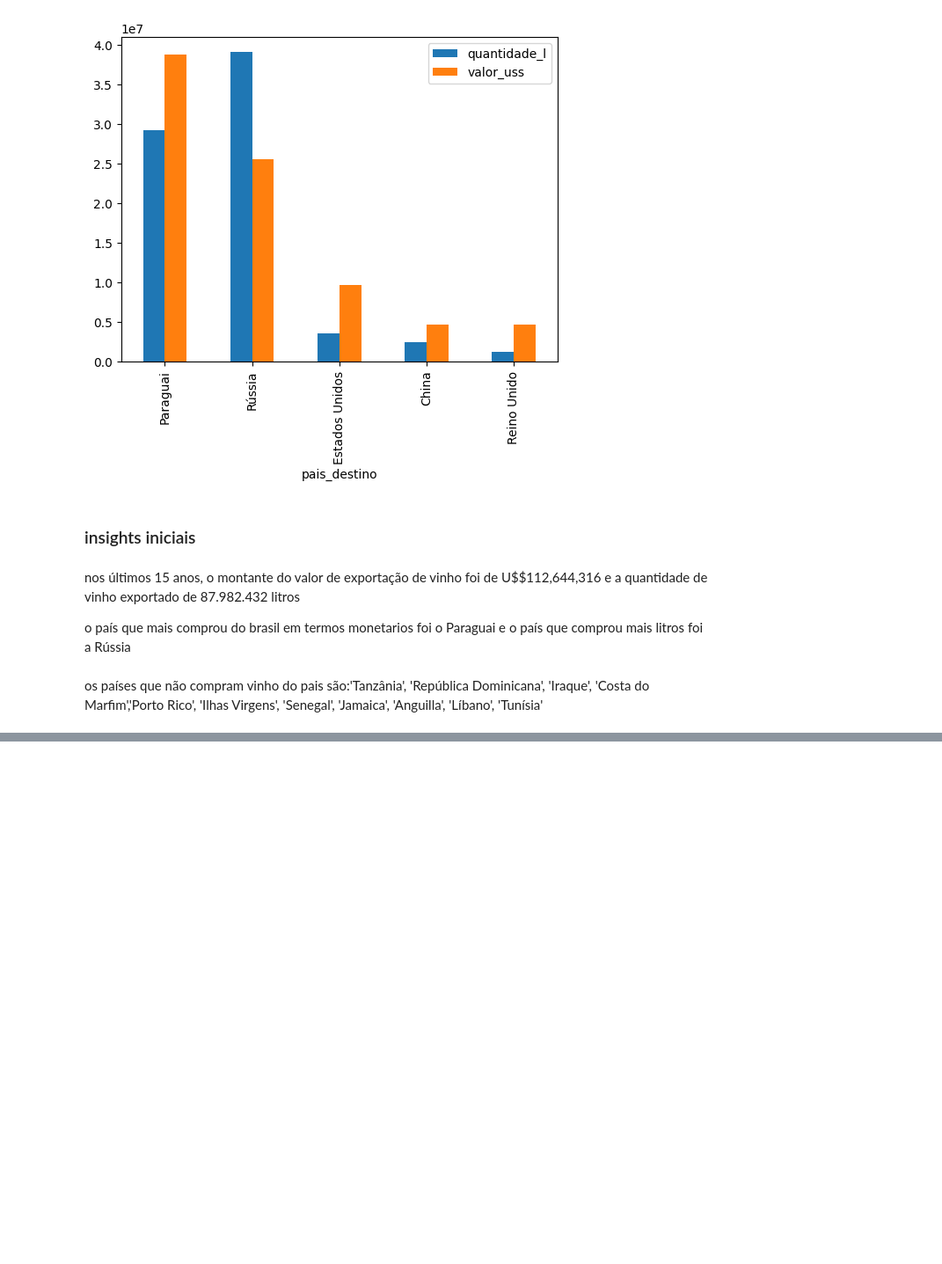
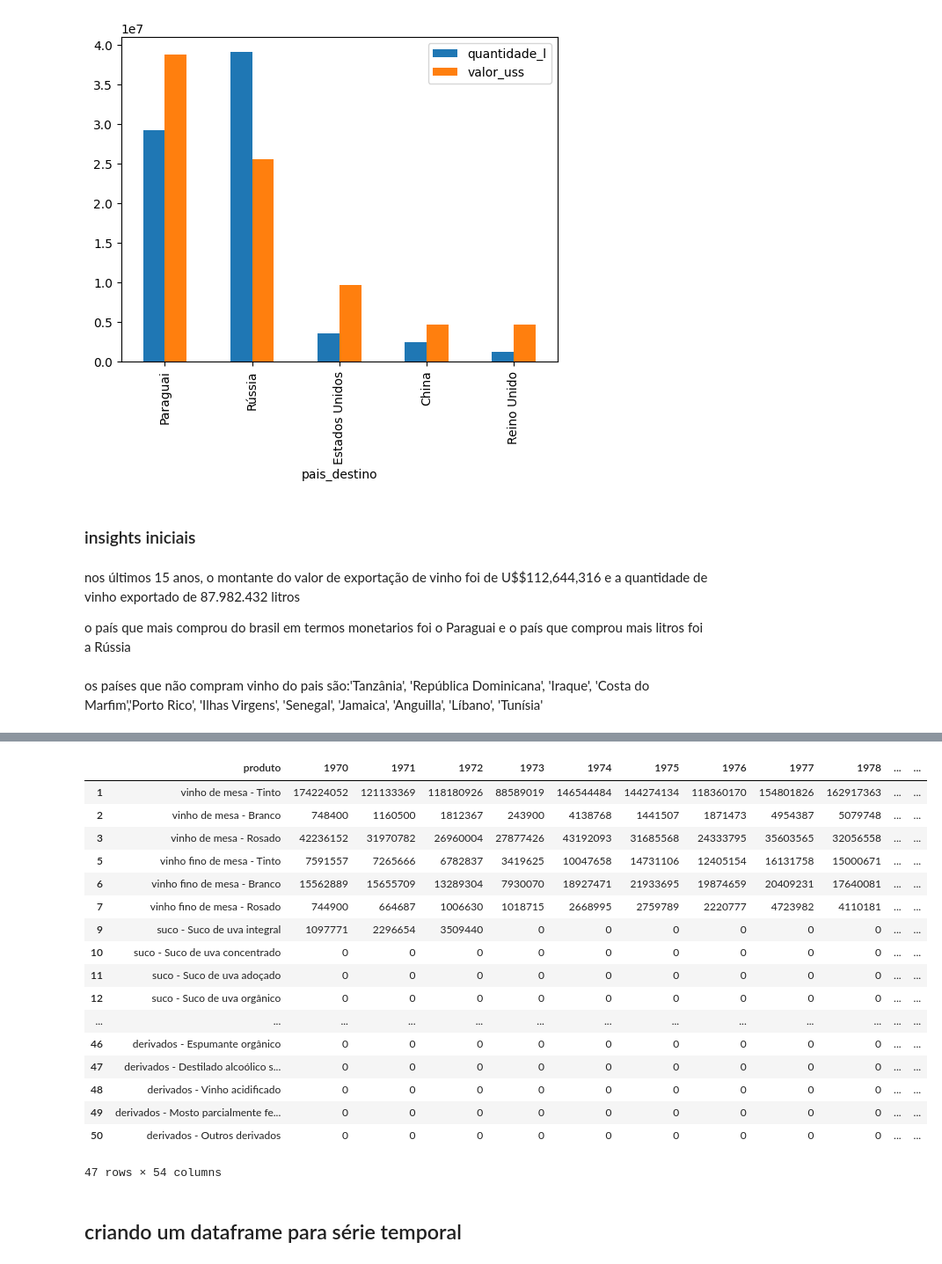
Before and after one commit to arianesannt/notebooks, a Jupyter notebook: atividadeFIAP.ipynb, the cells around one changed output, grey strips where cells are left out. Shown: that part at 88% size. Saved outputs shown, nothing was run; the diff lists cells and outputs as text; code cells hidden in the pictures; blank space fills up the shorter version.

Commit message:
Inserindo a dataset ProducaoVinho.csv

```diff
--- a/atividadeFIAP.ipynb
+++ b/atividadeFIAP.ipynb
@@ -409,0 +414,3 @@ os países que não compram vinho do pais são:'Tanzânia', 'República Dominica
+# %%
+producao = pd.read_csv('https://github.com/arianesannt/dados/raw/main/ProducaoVinho.csv', sep=';')
+producao.head(2)
@@ -409,0 +424,3 @@ os países que não compram vinho do pais são:'Tanzânia', 'República Dominica
+# %%
+producao = producao.drop('id', axis=1)
+producao.head(2)
@@ -409,0 +432,35 @@ os países que não compram vinho do pais são:'Tanzânia', 'República Dominica
+# %%
+# a ideia foi colocar o rotulo do total nos produtos para diferenciar principalmente vinho de mesa e vinho fino de mesa
+
+for i in producao.index:
+  if i < 4:
+    producao.at[i, 'produto'] = 'vinho de mesa - ' + producao.at[i, 'produto']
+  elif 8 > i >= 4:
+    producao.at[i, 'produto'] = 'vinho fino de mesa - ' + producao.at[i, 'produto']
+  elif 14 > i >= 8:
+    producao.at[i, 'produto'] = 'suco - ' + producao.at[i, 'produto']
+  else:
+    producao.at[i, 'produto'] = 'derivados - ' + producao.at[i, 'produto']
+# %%
+# retirando as colunas de total
+producao = producao.drop([0, 4, 8, 14])
+producao
+# %% [output]
+|  | produto | 1970 | 1971 | 1972 | 1973 | 1974 | 1975 | 1976 | 1977 | 1978 | ... | ... |
+| 1 | vinho de mesa - Tinto | 174224052 | 121133369 | 118180926 | 88589019 | 146544484 | 144274134 | 118360170 | 154801826 | 162917363 | ... | ... |
+| 2 | vinho de mesa - Branco | 748400 | 1160500 | 1812367 | 243900 | 4138768 | 1441507 | 1871473 | 4954387 | 5079748 | ... | ... |
+| 3 | vinho de mesa - Rosado | 42236152 | 31970782 | 26960004 | 27877426 | 43192093 | 31685568 | 24333795 | 35603565 | 32056558 | ... | ... |
+| 5 | vinho fino de mesa - Tinto | 7591557 | 7265666 | 6782837 | 3419625 | 10047658 | 14731106 | 12405154 | 16131758 | 15000671 | ... | ... |
+| 6 | vinho fino de mesa - Branco | 15562889 | 15655709 | 13289304 | 7930070 | 18927471 | 21933695 | 19874659 | 20409231 | 17640081 | ... | ... |
+| 7 | vinho fino de mesa - Rosado | 744900 | 664687 | 1006630 | 1018715 | 2668995 | 2759789 | 2220777 | 4723982 | 4110181 | ... | ... |
+| 9 | suco - Suco de uva integral | 1097771 | 2296654 | 3509440 | 0 | 0 | 0 | 0 | 0 | 0 | ... | ... |
+| 10 | suco - Suco de uva concentrado | 0 | 0 | 0 | 0 | 0 | 0 | 0 | 0 | 0 | ... | ... |
+| 11 | suco - Suco de uva adoçado | 0 | 0 | 0 | 0 | 0 | 0 | 0 | 0 | 0 | ... | ... |
+| 12 | suco - Suco de uva orgânico | 0 | 0 | 0 | 0 | 0 | 0 | 0 | 0 | 0 | ... | ... |
+| ... | ... | ... | ... | ... | ... | ... | ... | ... | ... | ... | ... | ... |
+| 46 | derivados - Espumante orgânico | 0 | 0 | 0 | 0 | 0 | 0 | 0 | 0 | 0 | ... | ... |
+| 47 | derivados - Destilado alcoólico s... | 0 | 0 | 0 | 0 | 0 | 0 | 0 | 0 | 0 | ... | ... |
+| 48 | derivados - Vinho acidificado | 0 | 0 | 0 | 0 | 0 | 0 | 0 | 0 | 0 | ... | ... |
+| 49 | derivados - Mosto parcialmente fe... | 0 | 0 | 0 | 0 | 0 | 0 | 0 | 0 | 0 | ... | ... |
+| 50 | derivados - Outros derivados | 0 | 0 | 0 | 0 | 0 | 0 | 0 | 0 | 0 | ... | ... |
+47 rows × 54 columns
@@ -409,0 +473,2 @@ os países que não compram vinho do pais são:'Tanzânia', 'República Dominica
+# %% [markdown]
+## criando um dataframe para série temporal
```
Also changed, not shown: parts of 17 cells of this notebook.
